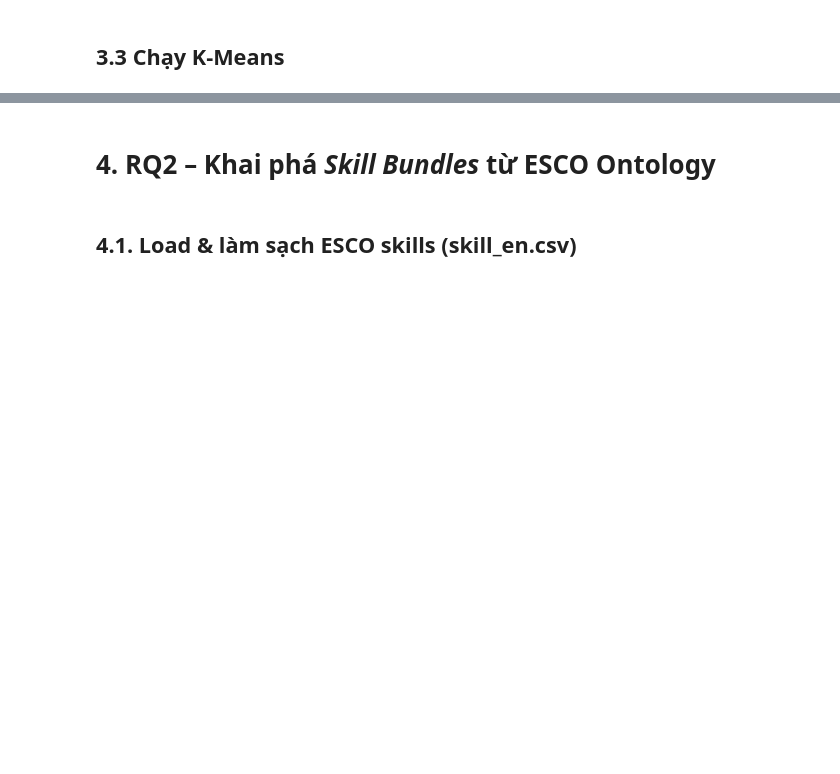
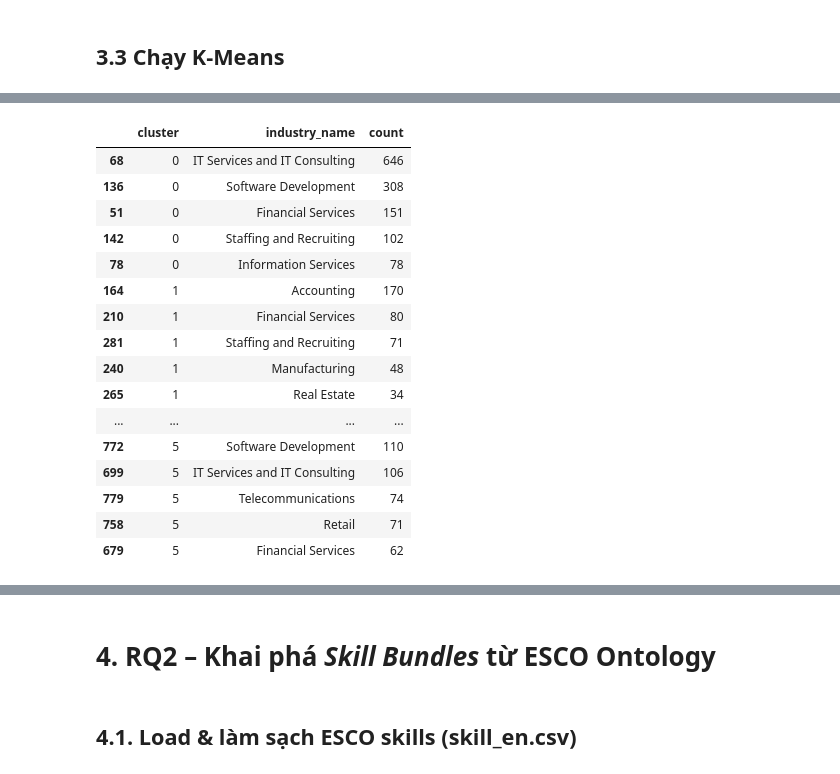
Before and after one commit to QuangMinh03042005/sgu25_kpdl, a Jupyter notebook: final/notebooks/research.ipynb, the cells around one changed output, grey strips where cells are left out. Saved outputs shown, nothing was run; the diff lists cells and outputs as text; code cells hidden in the pictures; blank space fills up the shorter version.

```diff
--- a/final/notebooks/research.ipynb
+++ b/final/notebooks/research.ipynb
@@ -780,0 +744,25 @@ Một số lĩnh vực như **sales**, **marketing**, **customer service** xuấ
+# %%
+
+# ==== Load industries tables ====
+JOB_INDUSTRIES_PATH = "../data/job_industries.csv"
+INDUSTRIES_PATH     = "../data/industries.csv"
+
+job_industries_df = pd.read_csv(JOB_INDUSTRIES_PATH)   # job_id, industry_id
+industries_df     = pd.read_csv(INDUSTRIES_PATH)       # industry_id, industry_name
+
+# ==== Join để lấy industry_name cho mỗi job ====
+job_ind_full = job_industries_df.merge(
+    industries_df, on="industry_id", how="left"
+)
+
+# job_text_sample MUST have: job_id, cluster
+assert "job_id" in job_text_sample.columns, "job_text_sample thiếu cột job_id"
+assert "cluster" in job_text_sample.columns, "job_text_sample thiếu cột cluster (chạy KMeans trước)"
+
+cluster_ind_df = (
+    job_text_sample[["job_id", "cluster"]]
+    .merge(job_ind_full[["job_id", "industry_name"]], on="job_id", how="left")
+)
+
+cluster_ind_df["industry_name"] = cluster_ind_df["industry_name"].fillna("Unknown")
+cluster_ind_df.head()
@@ -780,0 +776,31 @@ Một số lĩnh vực như **sales**, **marketing**, **customer service** xuấ
+# %%
+
+cluster_industry_dist = (
+    cluster_ind_df
+    .groupby(["cluster", "industry_name"])
+    .size()
+    .reset_index(name="count")
+    .sort_values(["cluster", "count"], ascending=[True, False])
+)
+
+TOP_N = 5
+top_ind_by_cluster = cluster_industry_dist.groupby("cluster").head(TOP_N)
+top_ind_by_cluster.head(30)
+# %% [output]
+|  | cluster | industry_name | count |
+| 68 | 0 | IT Services and IT Consulting | 646 |
+| 136 | 0 | Software Development | 308 |
+| 51 | 0 | Financial Services | 151 |
+| 142 | 0 | Staffing and Recruiting | 102 |
+| 78 | 0 | Information Services | 78 |
+| 164 | 1 | Accounting | 170 |
+| 210 | 1 | Financial Services | 80 |
+| 281 | 1 | Staffing and Recruiting | 71 |
+| 240 | 1 | Manufacturing | 48 |
+| 265 | 1 | Real Estate | 34 |
+| ... | ... | ... | ... |
+| 772 | 5 | Software Development | 110 |
+| 699 | 5 | IT Services and IT Consulting | 106 |
+| 779 | 5 | Telecommunications | 74 |
+| 758 | 5 | Retail | 71 |
+| 679 | 5 | Financial Services | 62 |
```
Also changed, not shown: parts of 23 cells of this notebook, 2 other files.
